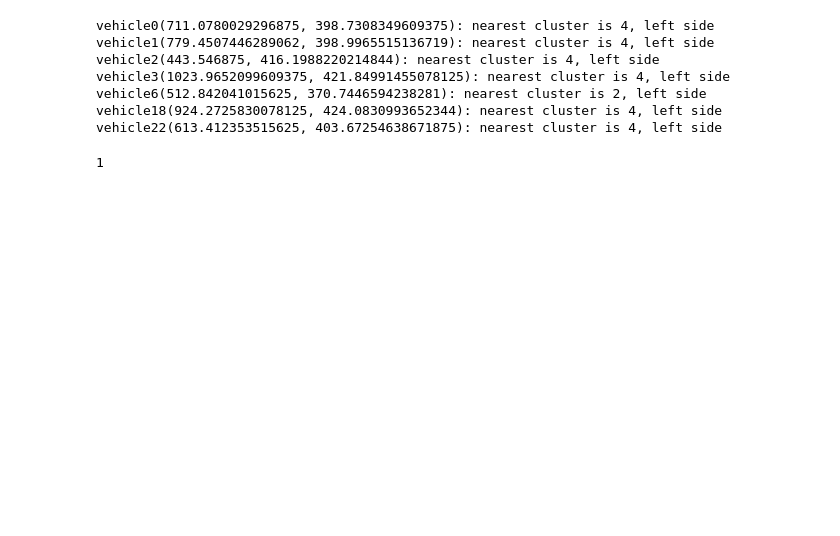
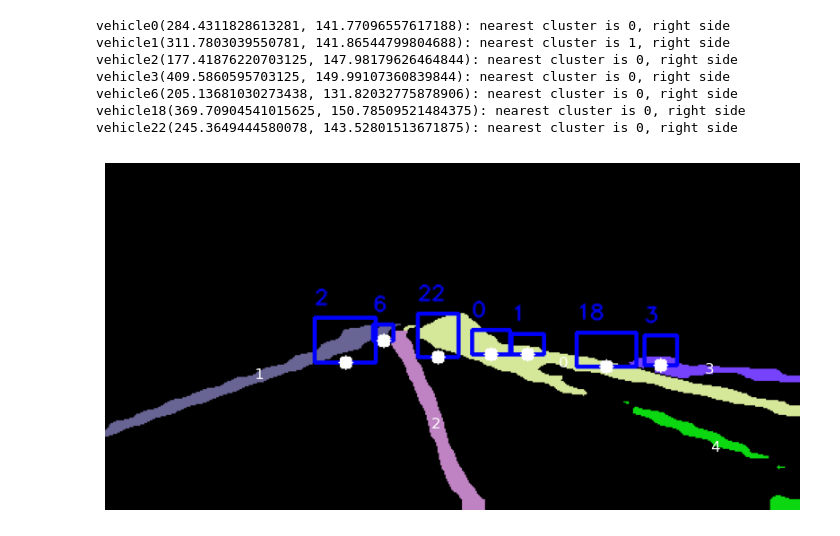
Before and after one commit to franktome/2024_UGRP, a Jupyter notebook: Untitled4 (5).ipynb, the cells around one changed output. Cells and saved outputs as stored; diff of their text form; code cells hidden in the pictures; blank space fills up the shorter version.

```diff
--- a/Untitled4 (5).ipynb
+++ b/Untitled4 (5).ipynb
@@ -77,10 +106,28 @@ points = tracked_data[64]
 # %%
 # 각 vehicle bounding box의 밑변 중점 좌표 계산
 midpoints = {}
-for vehicle, coords in points.items():
+for vehicle, coords in resized_points.items():
     x1, y1, x2, y2 = coords
     midpoint = ((x1 + x2) / 2, y2)
     midpoints[vehicle] = midpoint
+# %%
+# 클러스터 좌표 추출 함수
+def extract_clusters(clustered_img, labels):
+    unique_labels = np.unique(labels)
+    clusters = []
+
+    for label in unique_labels:
+        if label == -1:  # Ignore noise
+            continue
+
+        # 클러스터 좌표 추출
+        cluster_coords = np.column_stack(np.where(labels == label))
+        clusters.append(cluster_coords)
+
+    return clusters
+
+# 클러스터 좌표 추출
+clusters = extract_clusters(clustered_img, labels)
 # %%
 # 각 vehicle 밑변 중점과 가장 가까운 클러스터 idx 계산
 def find_nearest_cluster(midpoint, clusters):
@@ -94,26 +141,45 @@ def find_nearest_cluster(midpoint, clusters):
             nearest_cluster_idx = idx
     return nearest_cluster_idx
 # %%
+# plot vehicle bounding box on clustered image
+
+lane_image = clustered_img
+
+# plot vehicle bounding box
+for key, (x1, y1, x2, y2) in resized_points.items():
+    cv2.rectangle(lane_image, (int(x1), int(y1)), (int(x2), int(y2)), (255, 0, 0), 2)
+    cv2.putText(lane_image, key.replace("vehicle", ''), (int(x1), int(y1)-10), cv2.FONT_HERSHEY_SIMPLEX, 0.5, (255, 0, 0), 1, cv2.LINE_AA)
+
+# 밑변 중점 좌표 그리기
+for vehicle, midpoint in midpoints.items():
+    cv2.circle(lane_image, (int(midpoint[0]), int(midpoint[1])), 5, (255, 255, 255), -1)
+
 # 중점과 가장 가까운 클러스터를 찾고, 해당 클러스터가 왼쪽에 있는지 오른쪽에 있는지 판단
 for vehicle, midpoint in midpoints.items():
-    nearest_cluster_idx = find_nearest_cluster(midpoint, result)
-    nearest_cluster = result[nearest_cluster_idx]
+    nearest_cluster_idx = find_nearest_cluster(midpoint, clusters)
+    nearest_cluster = clusters[nearest_cluster_idx]
 
     # 클러스터의 중심을 계산하여 왼쪽인지 오른쪽인지 판단
     cluster_center = np.mean(nearest_cluster, axis=0)
     side = "left" if cluster_center[0] < midpoint[0] else "right"
 
     print(f"{vehicle}({midpoint[0]}, {midpoint[1]}): nearest cluster is {nearest_cluster_idx}, {side} side")
+
+plt.figure(figsize=(10, 6))
+plt.imshow(cv2.cvtColor(lane_image, cv2.COLOR_BGR2RGB))
+plt.axis('off')
+
+# Annotate each cluster with its index
+for label, (cx, cy) in centroids.items():
+    plt.text(cy, cx, str(label), color='white', fontsize=12, ha='center', va='center')
+
+plt.show()
 # %% [output]
-vehicle0(711.0780029296875, 398.7308349609375): nearest cluster is 4, left side
-vehicle1(779.4507446289062, 398.9965515136719): nearest cluster is 4, left side
-vehicle2(443.546875, 416.1988220214844): nearest cluster is 4, left side
-vehicle3(1023.9652099609375, 421.84991455078125): nearest cluster is 4, left side
-vehicle6(512.842041015625, 370.7446594238281): nearest cluster is 2, left side
-vehicle18(924.2725830078125, 424.0830993652344): nearest cluster is 4, left side
-vehicle22(613.412353515625, 403.67254638671875): nearest cluster is 4, left side
+vehicle0(284.4311828613281, 141.77096557617188): nearest cluster is 0, right side
+vehicle1(311.7803039550781, 141.86544799804688): nearest cluster is 1, right side
+vehicle2(177.41876220703125, 147.98179626464844): nearest cluster is 0, right side
+vehicle3(409.5860595703125, 149.99107360839844): nearest cluster is 0, right side
+vehicle6(205.13681030273438, 131.82032775878906): nearest cluster is 0, right side
+vehicle18(369.70904541015625, 150.78509521484375): nearest cluster is 0, right side
+vehicle22(245.3649444580078, 143.52801513671875): nearest cluster is 0, right side
+[figure, added]
-# %%
-key = 'vehicle1'
-print(key.replace("vehicle", ''))
-# %% [output]
-1
```
Also changed, not shown: parts of 7 cells of this notebook.
